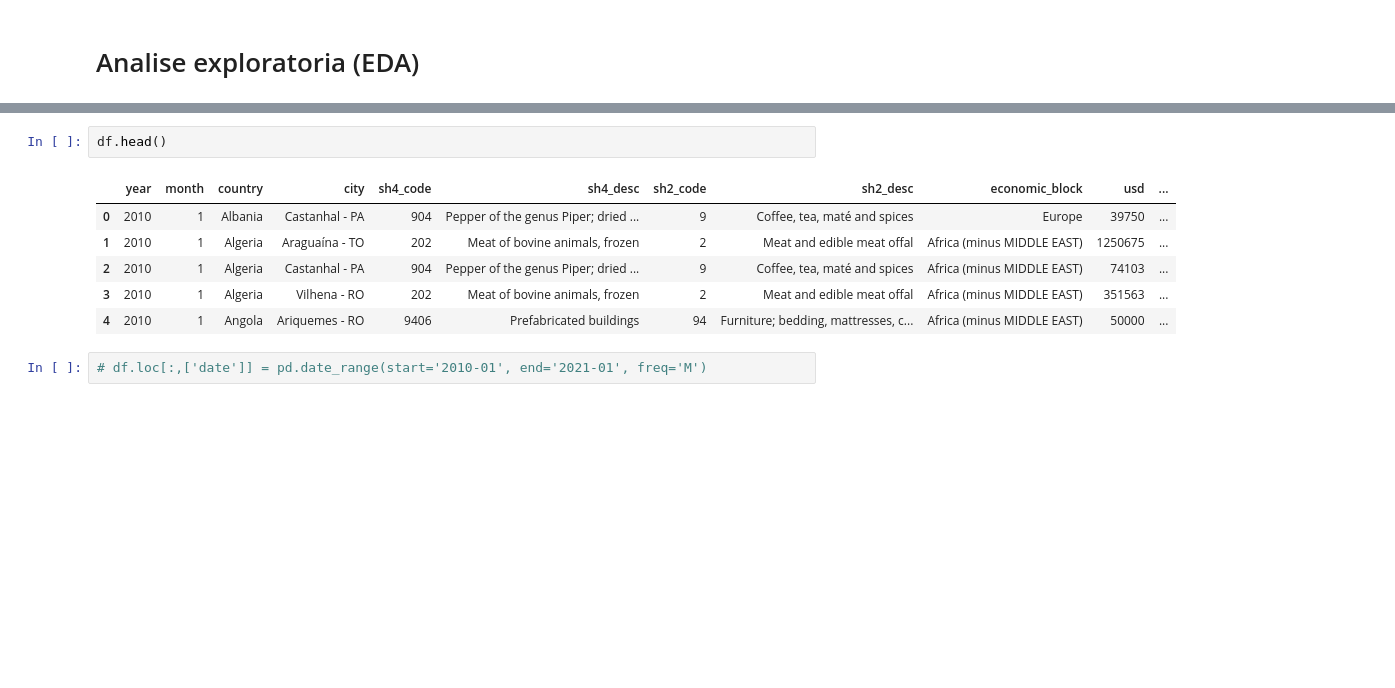
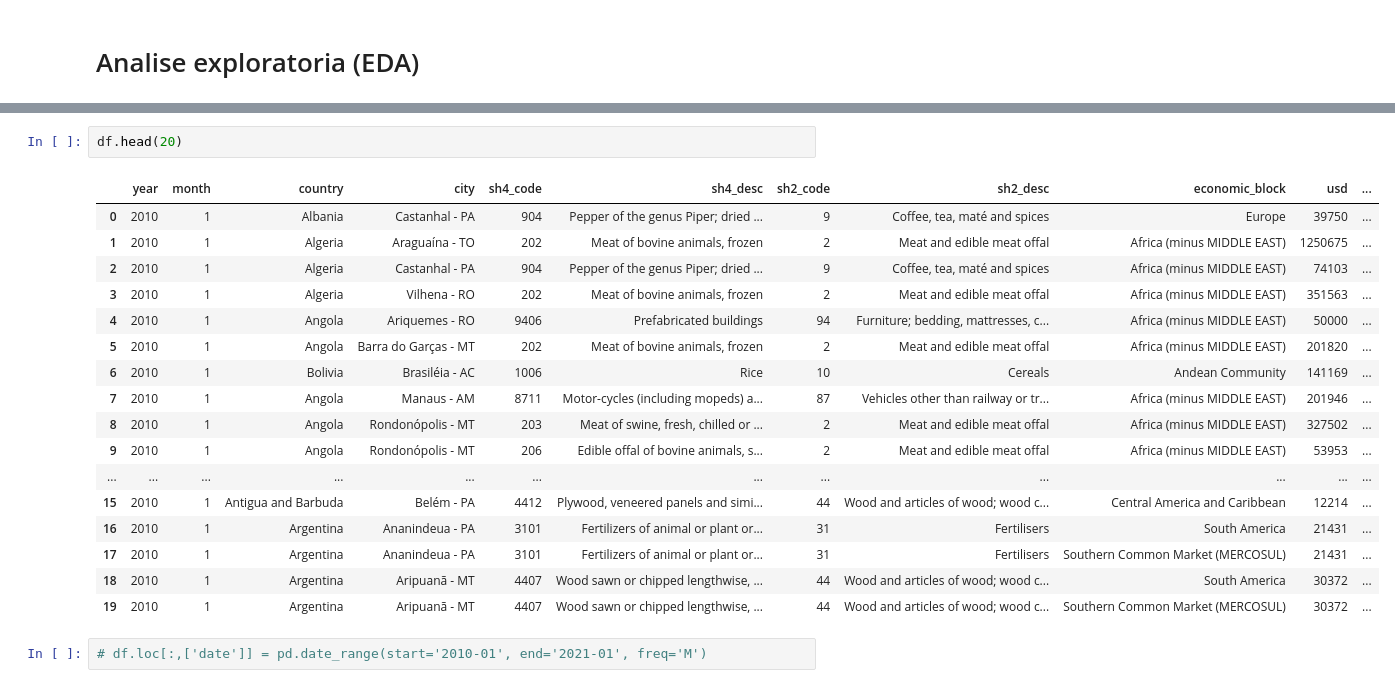
Before and after one commit to kaotcs/bcg_data_challenge, a Jupyter notebook: scripts/exportacoes_AM.ipynb, the cells around one changed output, grey strips where cells are left out. Cells and saved outputs as stored; diff of their text form; blank space fills up the shorter version.

```diff
--- a/scripts/exportacoes_AM.ipynb
+++ b/scripts/exportacoes_AM.ipynb
@@ -67,13 +68,24 @@ Index(['year', 'month', 'country', 'city', 'sh4_code', 'sh4_desc', 'sh2_code',
       dtype='object')
 # %%
-df.head()
+df.head(20)
 # %% [output]
 |  | year | month | country | city | sh4_code | sh4_desc | sh2_code | sh2_desc | economic_block | usd | ... |
 | 0 | 2010 | 1 | Albania | Castanhal - PA | 904 | Pepper of the genus Piper; dried ... | 9 | Coffee, tea, maté and spices | Europe | 39750 | ... |
 | 1 | 2010 | 1 | Algeria | Araguaína - TO | 202 | Meat of bovine animals, frozen | 2 | Meat and edible meat offal | Africa (minus MIDDLE EAST) | 1250675 | ... |
 | 2 | 2010 | 1 | Algeria | Castanhal - PA | 904 | Pepper of the genus Piper; dried ... | 9 | Coffee, tea, maté and spices | Africa (minus MIDDLE EAST) | 74103 | ... |
 | 3 | 2010 | 1 | Algeria | Vilhena - RO | 202 | Meat of bovine animals, frozen | 2 | Meat and edible meat offal | Africa (minus MIDDLE EAST) | 351563 | ... |
 | 4 | 2010 | 1 | Angola | Ariquemes - RO | 9406 | Prefabricated buildings | 94 | Furniture; bedding, mattresses, c... | Africa (minus MIDDLE EAST) | 50000 | ... |
+| 5 | 2010 | 1 | Angola | Barra do Garças - MT | 202 | Meat of bovine animals, frozen | 2 | Meat and edible meat offal | Africa (minus MIDDLE EAST) | 201820 | ... |
+| 6 | 2010 | 1 | Bolivia | Brasiléia - AC | 1006 | Rice | 10 | Cereals | Andean Community | 141169 | ... |
+| 7 | 2010 | 1 | Angola | Manaus - AM | 8711 | Motor-cycles (including mopeds) a... | 87 | Vehicles other than railway or tr... | Africa (minus MIDDLE EAST) | 201946 | ... |
+| 8 | 2010 | 1 | Angola | Rondonópolis - MT | 203 | Meat of swine, fresh, chilled or ... | 2 | Meat and edible meat offal | Africa (minus MIDDLE EAST) | 327502 | ... |
+| 9 | 2010 | 1 | Angola | Rondonópolis - MT | 206 | Edible offal of bovine animals, s... | 2 | Meat and edible meat offal | Africa (minus MIDDLE EAST) | 53953 | ... |
+| ... | ... | ... | ... | ... | ... | ... | ... | ... | ... | ... | ... |
+| 15 | 2010 | 1 | Antigua and Barbuda | Belém - PA | 4412 | Plywood, veneered panels and simi... | 44 | Wood and articles of wood; wood c... | Central America and Caribbean | 12214 | ... |
+| 16 | 2010 | 1 | Argentina | Ananindeua - PA | 3101 | Fertilizers of animal or plant or... | 31 | Fertilisers | South America | 21431 | ... |
+| 17 | 2010 | 1 | Argentina | Ananindeua - PA | 3101 | Fertilizers of animal or plant or... | 31 | Fertilisers | Southern Common Market (MERCOSUL) | 21431 | ... |
+| 18 | 2010 | 1 | Argentina | Aripuanã - MT | 4407 | Wood sawn or chipped lengthwise, ... | 44 | Wood and articles of wood; wood c... | South America | 30372 | ... |
+| 19 | 2010 | 1 | Argentina | Aripuanã - MT | 4407 | Wood sawn or chipped lengthwise, ... | 44 | Wood and articles of wood; wood c... | Southern Common Market (MERCOSUL) | 30372 | ... |
 # %%
 # df.loc[:,['date']] = pd.date_range(start='2010-01', end='2021-01', freq='M')
 # %%
```
Also changed, not shown: parts of 19 cells of this notebook, 1 other file.
